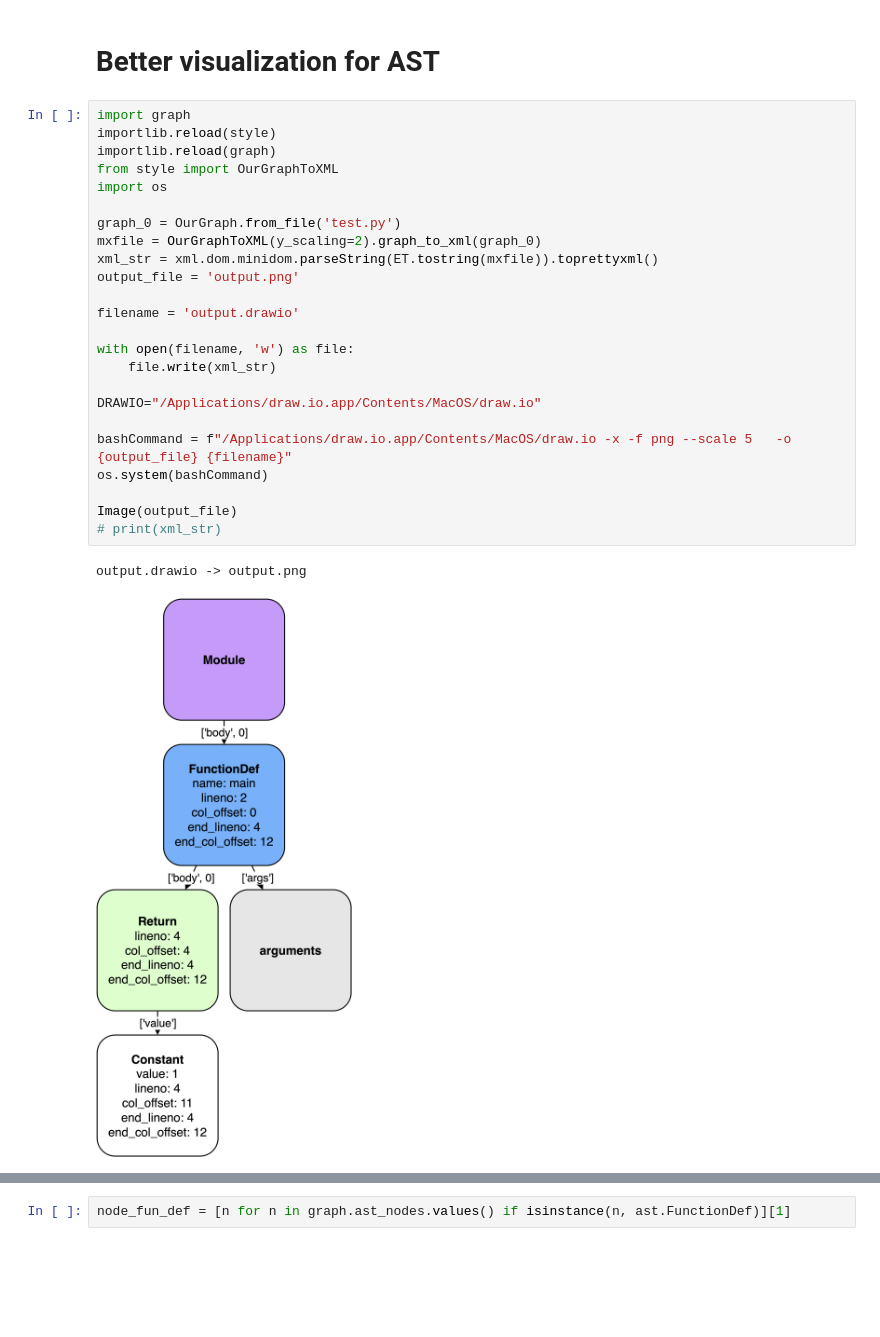
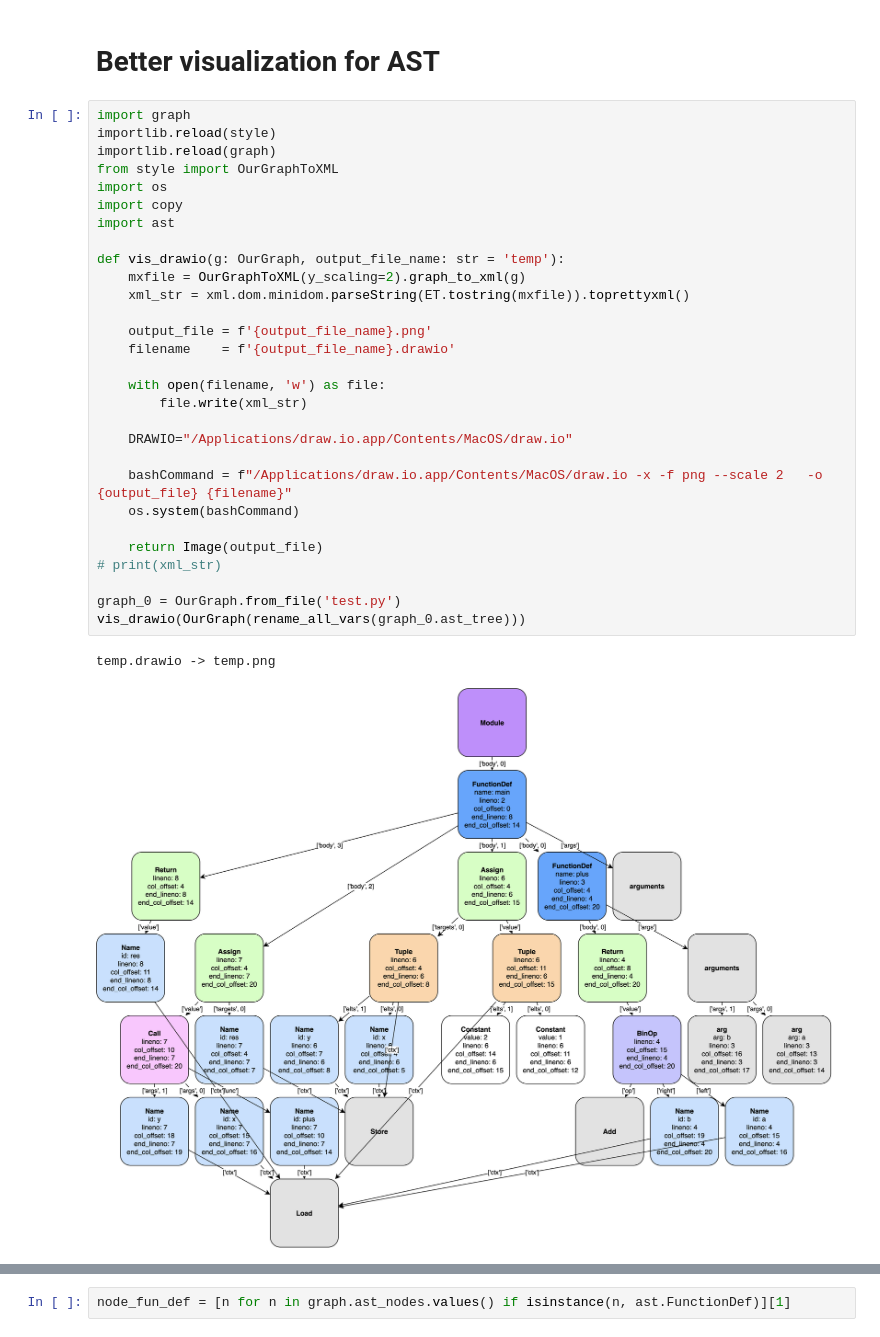
Before and after one commit to nastia-39/project-6390, a Jupyter notebook: notebook.ipynb, the cells around one changed output, grey strips where cells are left out. Cells and saved outputs as stored; diff of their text form; blank space fills up the shorter version.

```diff
--- a/notebook.ipynb
+++ b/notebook.ipynb
@@ -56,27 +58,32 @@ graph = OurGraph.from_file('test.py')
 # %%
 import graph
 importlib.reload(style)
 importlib.reload(graph)
 from style import OurGraphToXML
 import os
+import copy
+import ast
+
+def vis_drawio(g: OurGraph, output_file_name: str = 'temp'):
+    mxfile = OurGraphToXML(y_scaling=2).graph_to_xml(g)
+    xml_str = xml.dom.minidom.parseString(ET.tostring(mxfile)).toprettyxml()
+
+    output_file = f'{output_file_name}.png'
+    filename    = f'{output_file_name}.drawio'
+
+    with open(filename, 'w') as file:
+        file.write(xml_str)
+
+    DRAWIO="/Applications/draw.io.app/Contents/MacOS/draw.io"
+
+    bashCommand = f"/Applications/draw.io.app/Contents/MacOS/draw.io -x -f png --scale 2   -o {output_file} {filename}"
+    os.system(bashCommand)
+
+    return Image(output_file)
+# print(xml_str)
 
 graph_0 = OurGraph.from_file('test.py')
-mxfile = OurGraphToXML(y_scaling=2).graph_to_xml(graph_0)
-xml_str = xml.dom.minidom.parseString(ET.tostring(mxfile)).toprettyxml()
-output_file = 'output.png'
-
-filename = 'output.drawio'
-
-with open(filename, 'w') as file:
-    file.write(xml_str)
-
-DRAWIO="/Applications/draw.io.app/Contents/MacOS/draw.io"
-
-bashCommand = f"/Applications/draw.io.app/Contents/MacOS/draw.io -x -f png --scale 5   -o {output_file} {filename}"
-os.system(bashCommand)
-
-Image(output_file)
-# print(xml_str)
+vis_drawio(OurGraph(rename_all_vars(graph_0.ast_tree)))
 # %% [output]
-output.drawio -> output.png
+temp.drawio -> temp.png
-[figure, old version]
+[figure, new version]
```
Also changed, not shown: parts of 8 cells of this notebook, 8 other files.
